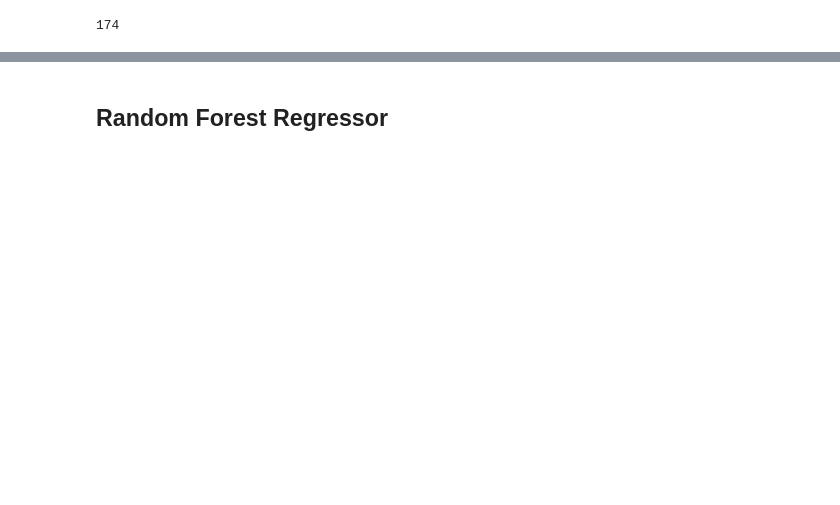
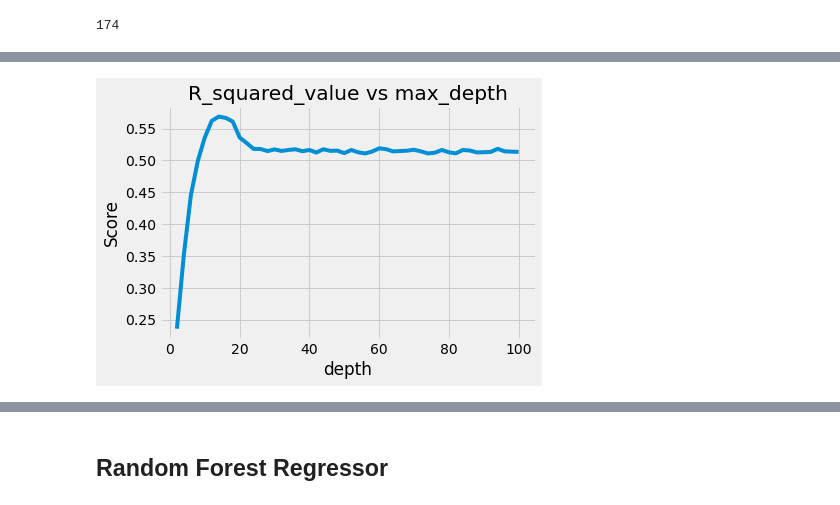
Before and after one commit to ashishsurya/Score-Predictor-GUI-using-python-scikitlearn-and-tKinter, a Jupyter notebook: MachineLearingModel.ipynb, the cells around one changed output, grey strips where cells are left out. Drawn from its saved outputs; the diff is of its cells as text; code cells hidden in the pictures; blank space fills up the shorter version.

```diff
--- a/MachineLearingModel.ipynb
+++ b/MachineLearingModel.ipynb
@@ -157,0 +170,14 @@ custom_output = print(round(*linmodel.predict(np.array([custom_input]))))
+# %%
+def score(max_depth):
+    '''\
+        This will be returning the score for every max depth value
+    '''
+    dtr = DecisionTreeRegressor(max_depth=max_depth)
+    dtr.fit(X_train,y_train)
+    return dtr.score(X_test,y_test)
+# %%
+depth_list = [i for i in range(2,101,2)]
+score_list = []
+
+for i in depth_list:
+    score_list.append(score(i))
@@ -157,0 +194,8 @@ custom_output = print(round(*linmodel.predict(np.array([custom_input]))))
+# %%
+plt.plot(depth_list,score_list)
+plt.title('R_squared_value vs max_depth')
+plt.xlabel('depth')
+plt.ylabel('Score')
+plt.show()
+# %% [output]
+[figure, added]
```
Also changed, not shown: parts of 6 cells of this notebook.
